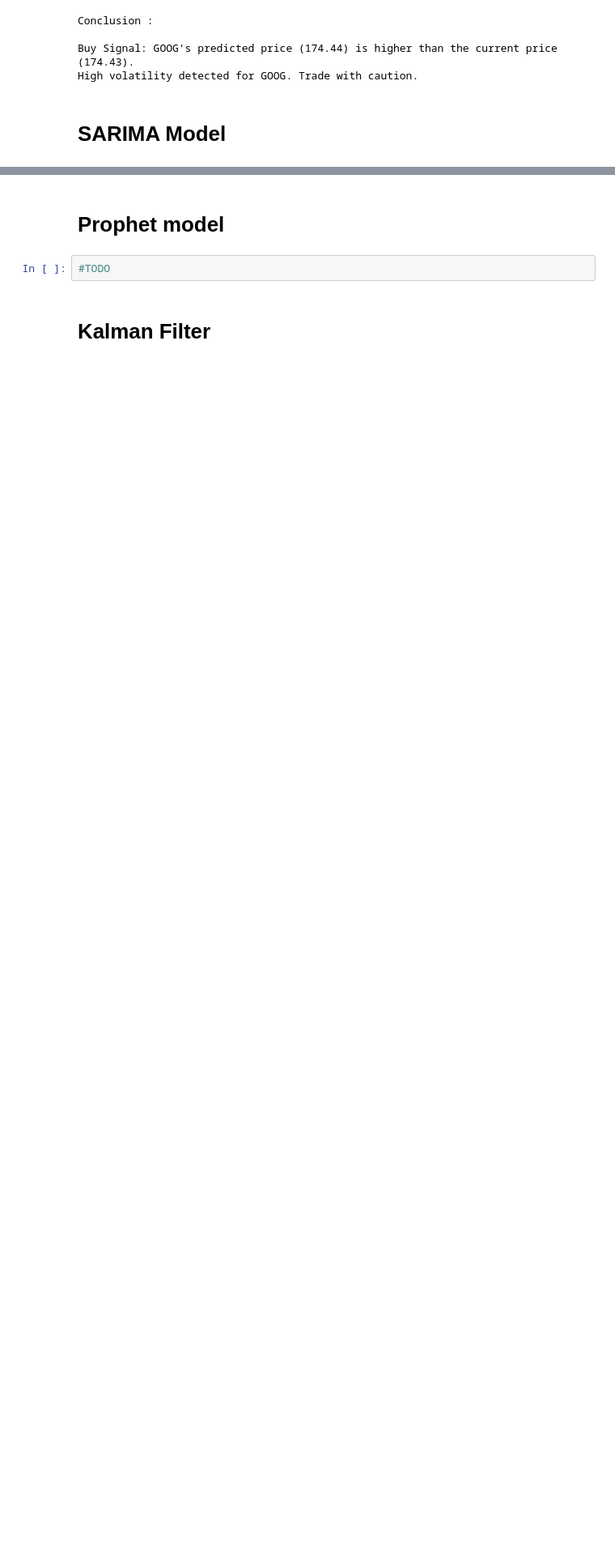
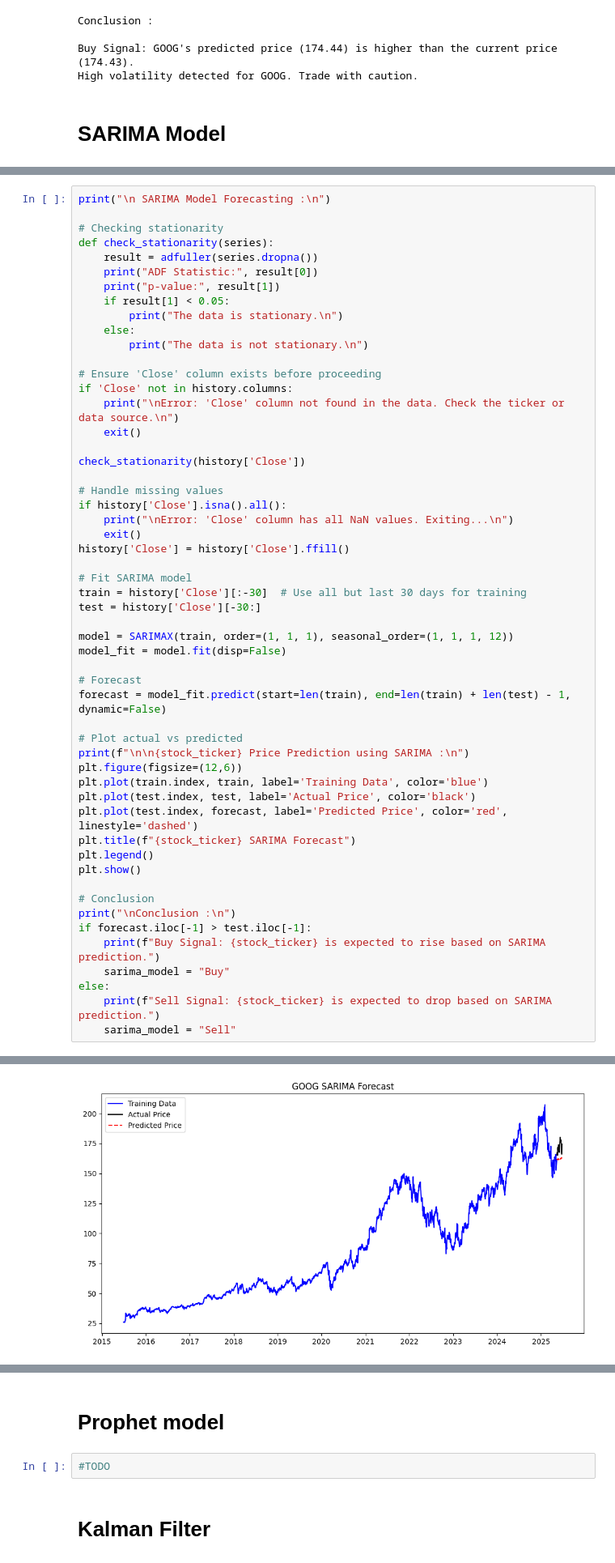
Before and after one commit to Hello-Kitty-1311/Stock-Analysis-V1, a Jupyter notebook: code.ipynb, the cells around one changed output, grey strips where cells are left out. Shown at 81% size. Cells and saved outputs as stored; diff of their text form; blank space fills up the shorter version.

Commit message:
SARIMA Model

```diff
--- a/code.ipynb
+++ b/code.ipynb
@@ -1193,0 +1192,55 @@ High volatility detected for GOOG. Trade with caution.
+# %%
+print("\n SARIMA Model Forecasting :\n")
+
+# Checking stationarity
+def check_stationarity(series):
+    result = adfuller(series.dropna())
+    print("ADF Statistic:", result[0])
+    print("p-value:", result[1])
+    if result[1] < 0.05:
+        print("The data is stationary.\n")
+    else:
+        print("The data is not stationary.\n")
+
+# Ensure 'Close' column exists before proceeding
+if 'Close' not in history.columns:
+    print("\nError: 'Close' column not found in the data. Check the ticker or data source.\n")
+    exit()
+
+check_stationarity(history['Close'])
+
+# Handle missing values
+if history['Close'].isna().all():
+    print("\nError: 'Close' column has all NaN values. Exiting...\n")
+    exit()
+history['Close'] = history['Close'].ffill()
+
+# Fit SARIMA model
+train = history['Close'][:-30]  # Use all but last 30 days for training
+test = history['Close'][-30:]
+
+model = SARIMAX(train, order=(1, 1, 1), seasonal_order=(1, 1, 1, 12))
+model_fit = model.fit(disp=False)
+
+# Forecast
+forecast = model_fit.predict(start=len(train), end=len(train) + len(test) - 1, dynamic=False)
+
+# Plot actual vs predicted
+print(f"\n\n{stock_ticker} Price Prediction using SARIMA :\n")
+plt.figure(figsize=(12,6))
+plt.plot(train.index, train, label='Training Data', color='blue')
+plt.plot(test.index, test, label='Actual Price', color='black')
+plt.plot(test.index, forecast, label='Predicted Price', color='red', linestyle='dashed')
+plt.title(f"{stock_ticker} SARIMA Forecast")
+plt.legend()
+plt.show()
+
+# Conclusion
+print("\nConclusion :\n")
+if forecast.iloc[-1] > test.iloc[-1]:
+    print(f"Buy Signal: {stock_ticker} is expected to rise based on SARIMA prediction.")
+    sarima_model = "Buy"
+else:
+    print(f"Sell Signal: {stock_ticker} is expected to drop based on SARIMA prediction.")
+    sarima_model = "Sell"
+# %% [output]
@@ -1193,0 +1253 @@ High volatility detected for GOOG. Trade with caution.
+[figure, added]
```
Also changed, not shown: parts of 2 cells of this notebook.
